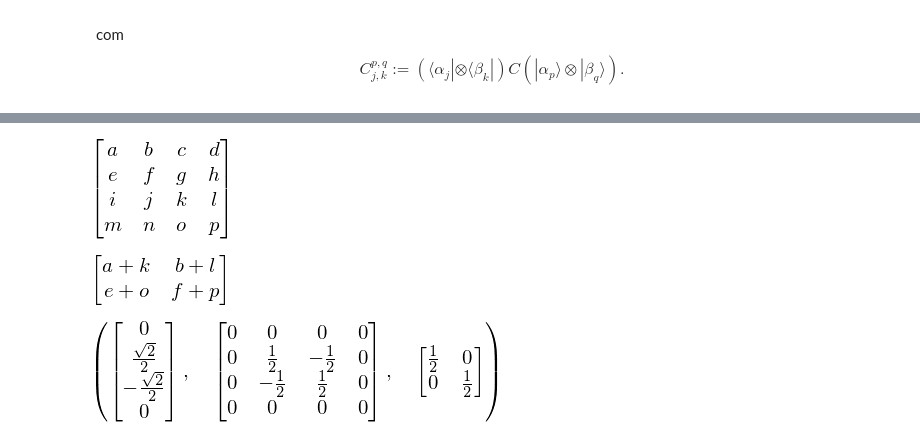
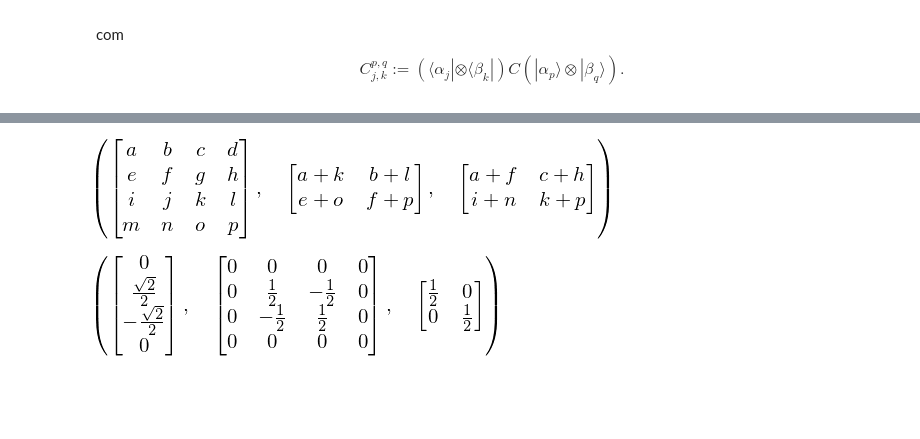
Before and after one commit to jonasmaziero/algebra_linear, a Jupyter notebook: 05_composite.ipynb, the cells around one changed output, grey strips where cells are left out. Drawn from its saved outputs; the diff is of its cells as text; code cells hidden in the pictures; blank space fills up the shorter version.

```diff
--- a/05_composite.ipynb
+++ b/05_composite.ipynb
@@ -228,11 +248,7 @@ def ptrace(da, db, C, ssys):
     return ptr
 # %%
 a,b,c,d,e,f,g,h,i,j,k,l,m,n,o,p = symbols('a,b,c,d,e,f,g,h,i,j,k,l,m,n,o,p')
-A = Matrix([[a,b,c,d],[e,f,g,h],[i,j,k,l],[m,n,o,p]]); A
+C = Matrix([[a,b,c,d],[e,f,g,h],[i,j,k,l],[m,n,o,p]]); A = ptrace(2,2,C,'a'); B = ptrace(2,2,C,'b'); C, A, B
 # %% [output]
-[figure, old version]
+[figure, new version]
-# %%
-ptrace(2, 2, A, 'a')
-# %% [output]
-[figure, removed]
 # %%
```
Also changed, not shown: parts of 12 cells of this notebook.
